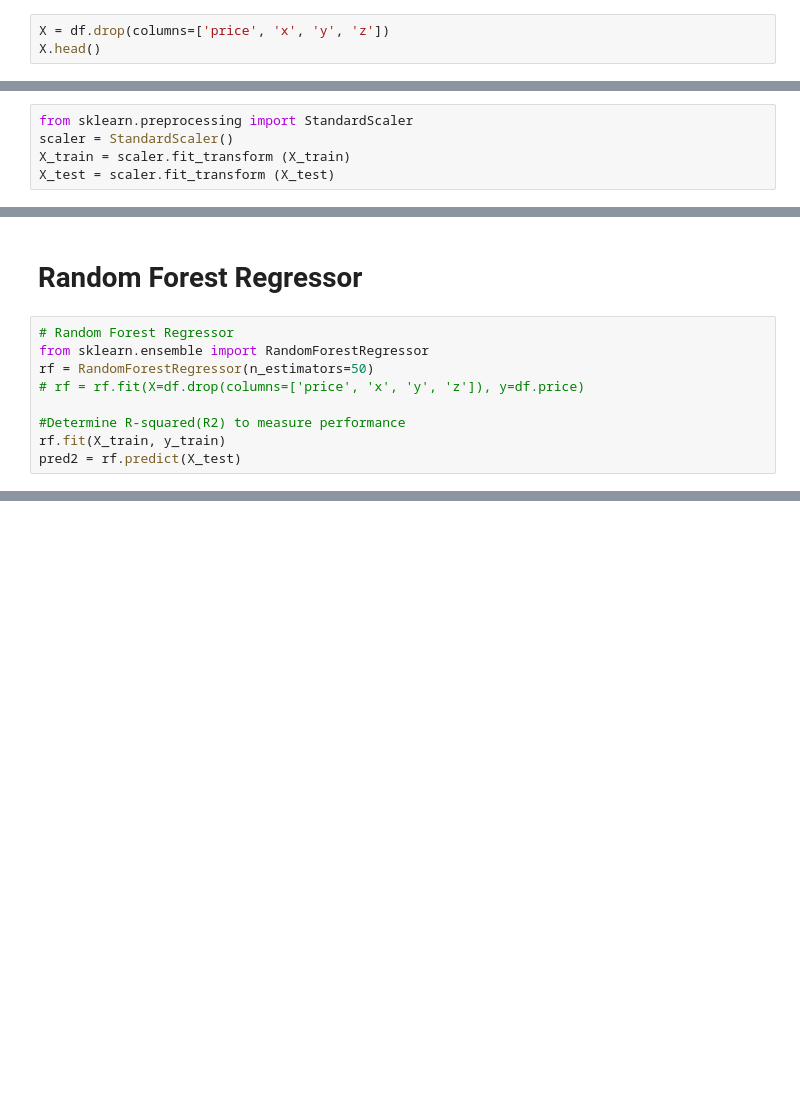
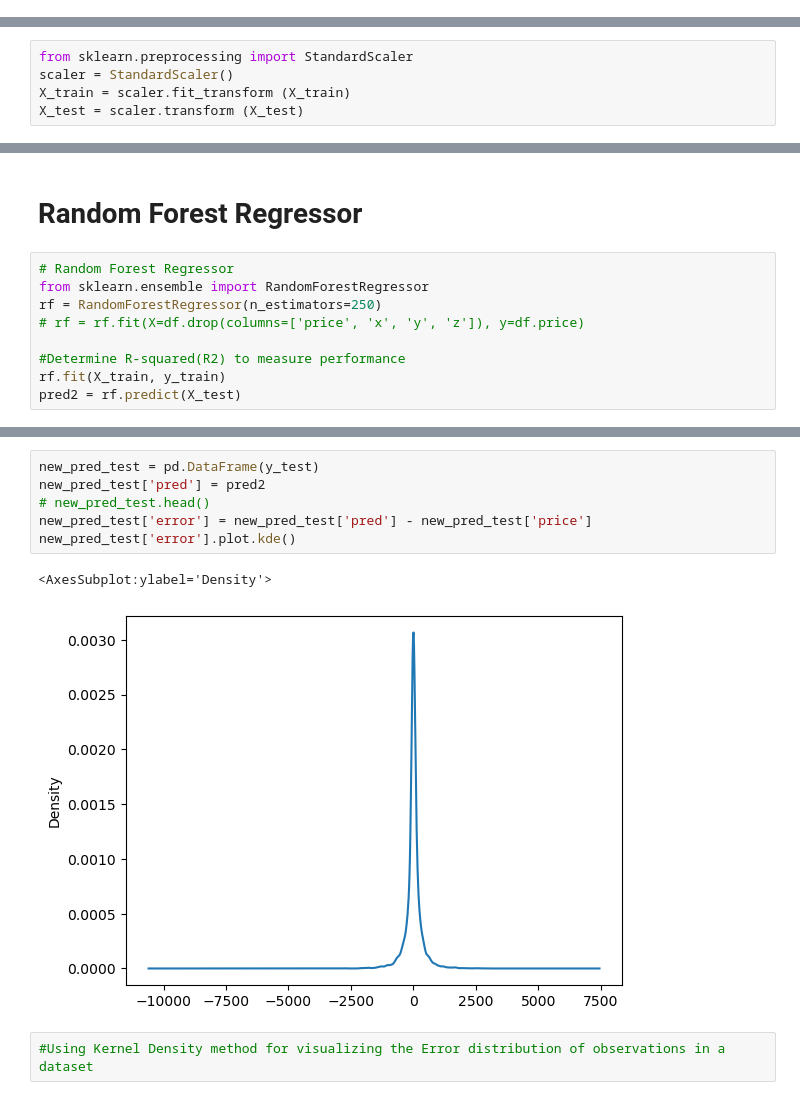
Before and after one commit to rlawns255/Project4_Group4, a Jupyter notebook: Data_clean.ipynb, the cells around one changed output, grey strips where cells are left out. Saved outputs shown, nothing was run; the diff lists cells and outputs as text; blank space fills up the shorter version.

```diff
--- a/Data_clean.ipynb
+++ b/Data_clean.ipynb
@@ -182,3 +312,0 @@ Name: price, dtype: float64
-# %%
-X = df.drop(columns=['price', 'x', 'y', 'z'])
-X.head()
@@ -210,7 +331,7 @@ len(df)
 from sklearn.preprocessing import StandardScaler
 scaler = StandardScaler()
 X_train = scaler.fit_transform (X_train)
-X_test = scaler.fit_transform (X_test)
+X_test = scaler.transform (X_test)
 # %% [markdown]
 #Feature Importances
 #Based on Random Feature Importances, mathematically the most important variables that influence the price of a diamond are Carat (weight) & Clarity
@@ -230,7 +340,7 @@ array([0.94226335, 0.00199582, 0.01501748, 0.0339821 , 0.00446584,
 # %%
 # Random Forest Regressor
 from sklearn.ensemble import RandomForestRegressor
-rf = RandomForestRegressor(n_estimators=50)
+rf = RandomForestRegressor(n_estimators=250)
 # rf = rf.fit(X=df.drop(columns=['price', 'x', 'y', 'z']), y=df.price)
 
 #Determine R-squared(R2) to measure performance
@@ -288,0 +363,11 @@ Name: price, Length: 10784, dtype: float64
+# %%
+new_pred_test = pd.DataFrame(y_test)
+new_pred_test['pred'] = pred2
+# new_pred_test.head()
+new_pred_test['error'] = new_pred_test['pred'] - new_pred_test['price']
+new_pred_test['error'].plot.kde()
+# %% [output]
+<AxesSubplot:ylabel='Density'>
+[figure, added]
+# %%
+#Using Kernel Density method for visualizing the Error distribution of observations in a dataset
```
Also changed, not shown: parts of 55 cells of this notebook.
